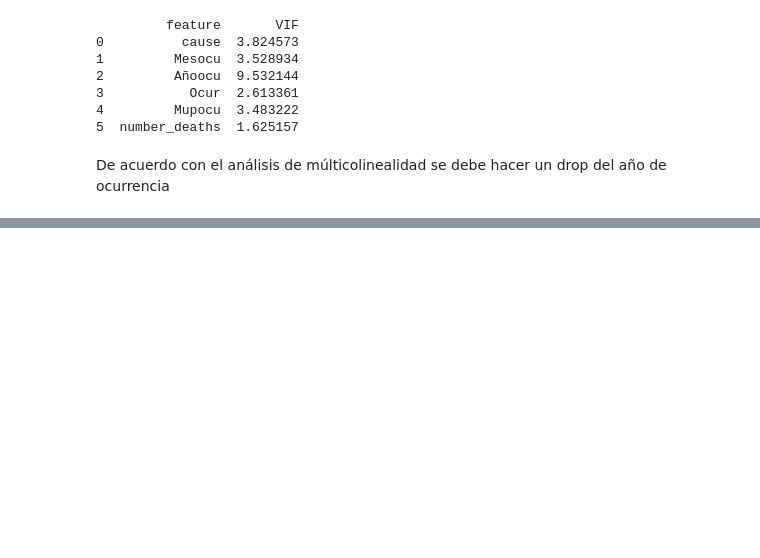
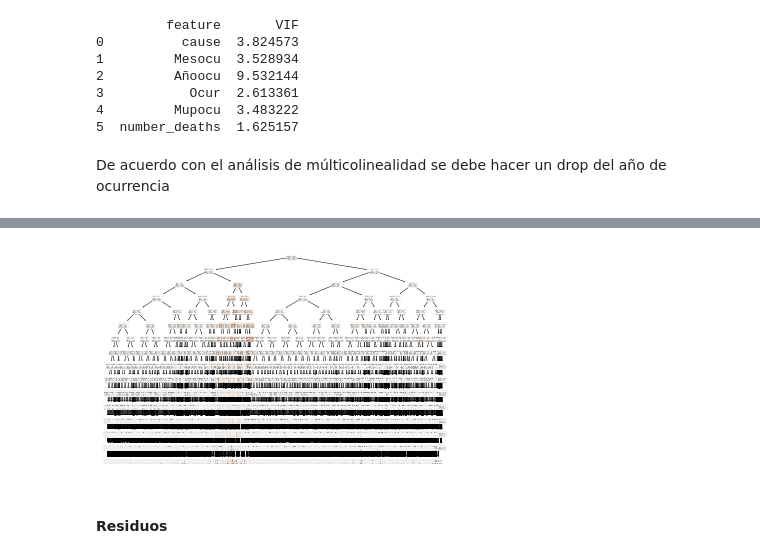
Before and after one commit to Orlando19943/Proyecto1-DM, a Jupyter notebook: predictions.ipynb, the cells around one changed output, grey strips where cells are left out. Saved outputs shown, nothing was run; the diff lists cells and outputs as text; code cells hidden in the pictures; blank space fills up the shorter version.

Commit message:
Modelo y residuos

```diff
--- a/predictions.ipynb
+++ b/predictions.ipynb
@@ -248,3 +254,6 @@ G = G.drop(['Añoocu'], axis = 1)
-# %%
-target = G.pop('number_deaths')
-Predictors = G
+# %%
+encoder = OrdinalEncoder(dtype=int)
+for column in G.columns:
+        if column != 'number_deaths':
+                G[column] = encoder.fit_transform(G[[column]])
+                print(encoder.categories_)
@@ -252,0 +320,7 @@ predictors_train, predictors_test, target_train, target_test = train_test_split(
+# %%
+plt.figure()
+_ = tree.plot_tree(CT.estimators_[0], feature_names=G.columns, filled=True)
+# %% [output]
+[figure, added]
+# %% [markdown]
+#### Residuos
```
Also changed, not shown: parts of 14 cells of this notebook.
